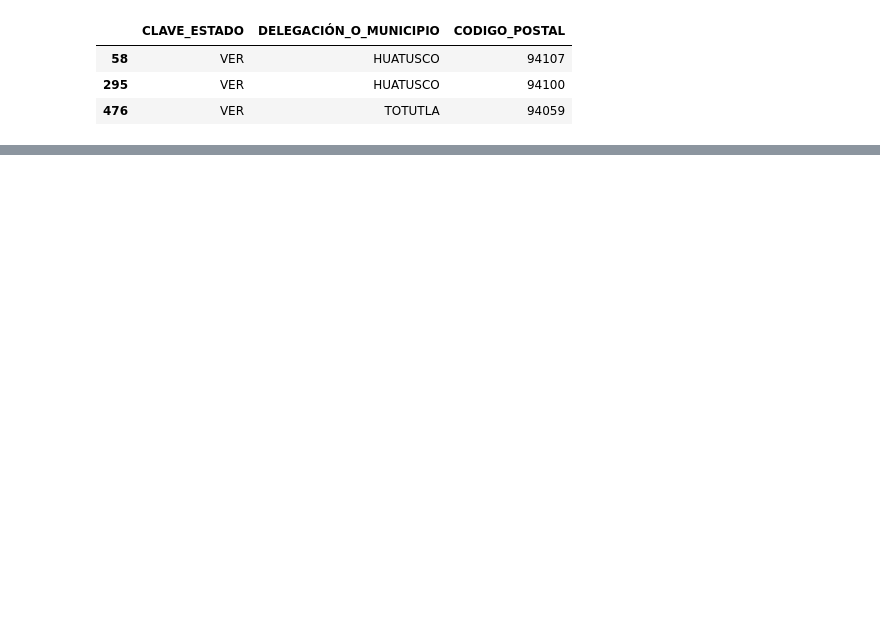
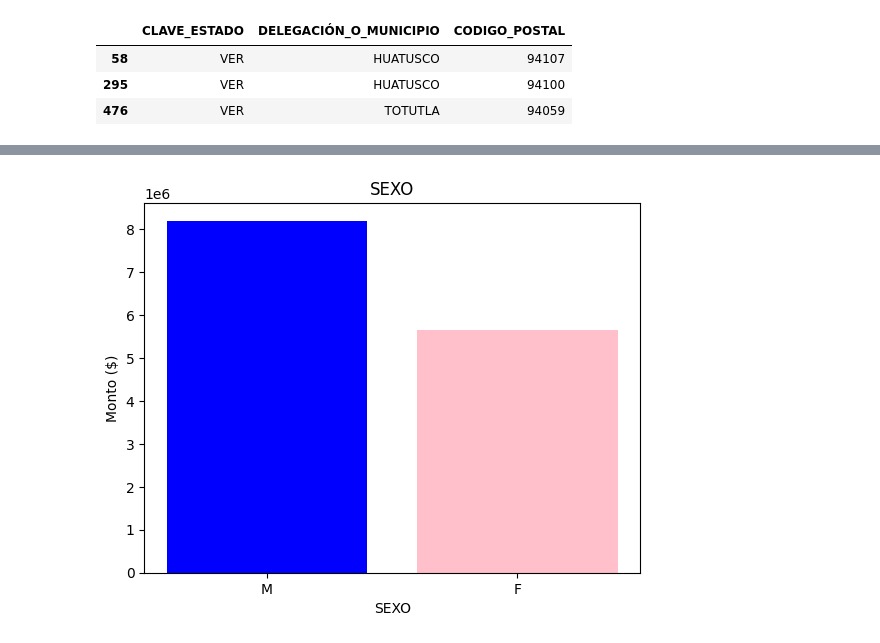
Before and after one commit to guamoshtli/Pandas, a Jupyter notebook: codigo_postal.ipynb, the cells around one changed output, grey strips where cells are left out. Cells and saved outputs as stored; diff of their text form; code cells hidden in the pictures; blank space fills up the shorter version.

```diff
--- a/codigo_postal.ipynb
+++ b/codigo_postal.ipynb
@@ -94,0 +343,20 @@ datos.sample(30)
+# %%
+query = """
+SELECT SEXO,  SUM(MONTO_MAX_AUT) MOtorgado
+FROM df2
+
+GROUP BY SEXO
+ORDER BY MOtorgado Desc
+
+"""
+q1=sqldf(query)
+#q1.set_index('Vendedor', inplace=True)
+plt.bar(q1['SEXO'], q1['MOtorgado'], color=[ 'blue', 'pink'], label="SEXO")
+#plt.legend()
+plt.title("SEXO")
+plt.ylabel("Monto ($)")
+plt.xlabel("SEXO")
+#q1.plot(kind='barh')
+plt.show()
+# %% [output]
+[figure, added]
```
Also changed, not shown: parts of 19 cells of this notebook.
